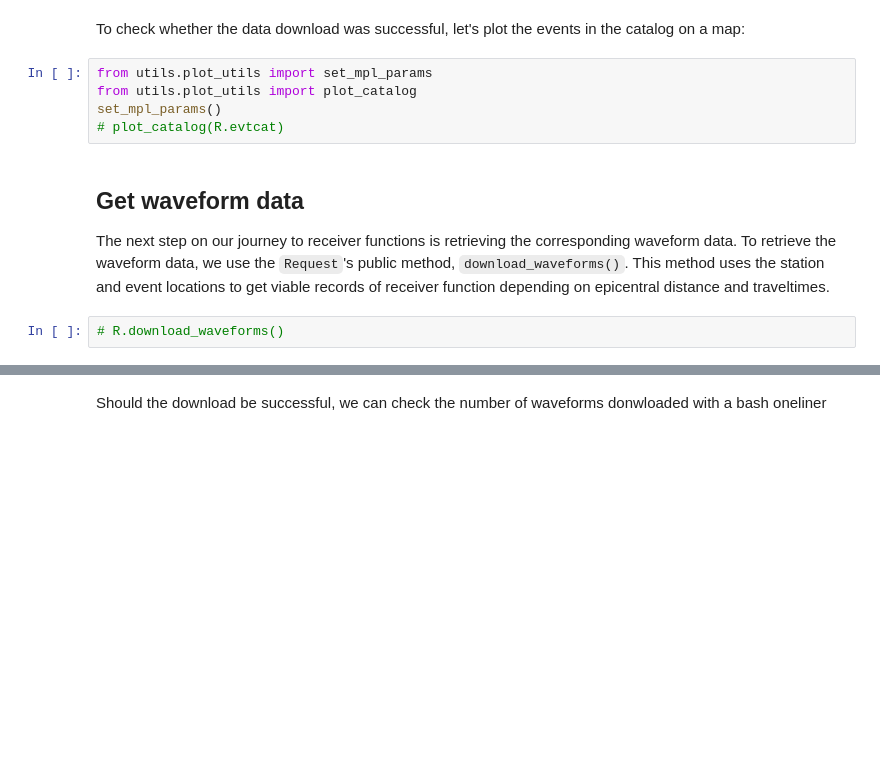
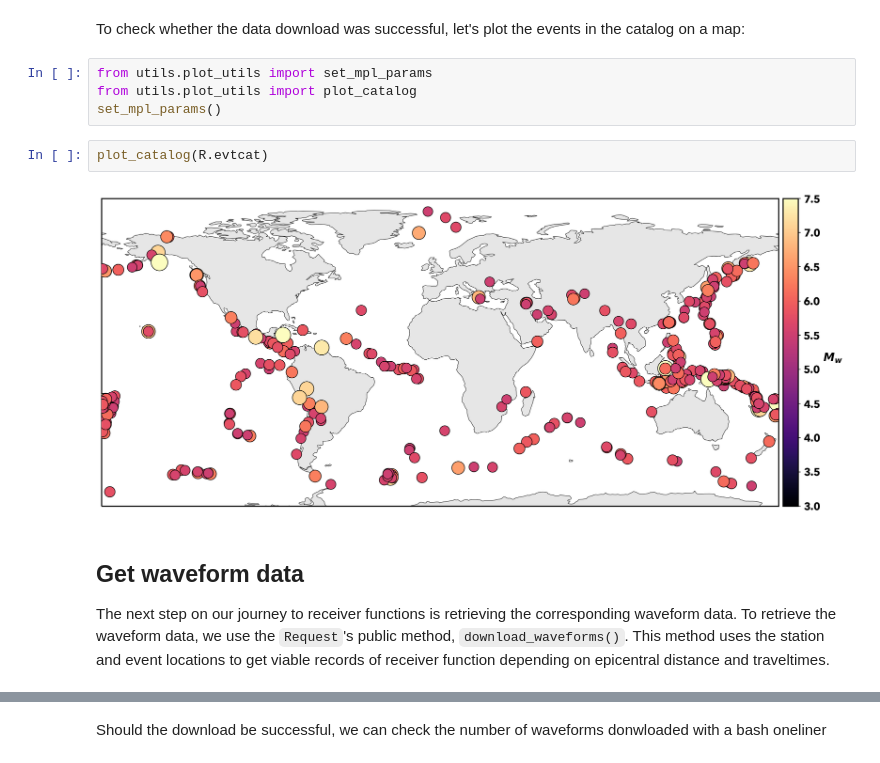
Before and after one commit to PyGLImER/PyGLImER, a Jupyter notebook: examples/00_DataCollection.ipynb, the cells around one changed output, grey strips where cells are left out. Cells and saved outputs as stored; diff of their text form; blank space fills up the shorter version.

Commit message:
I stop here for now, the notebook contains everything from station to first section plot.

```diff
--- a/examples/00_DataCollection.ipynb
+++ b/examples/00_DataCollection.ipynb
@@ -191,7 +191,10 @@ let's plot the events in the catalog on a map:
 from utils.plot_utils import set_mpl_params
 from utils.plot_utils import plot_catalog
 set_mpl_params()
-# plot_catalog(R.evtcat)
+# %%
+plot_catalog(R.evtcat)
+# %% [output]
+[figure, added]
 # %% [markdown]
 ## Get waveform data
 
@@ -202,5 +205,3 @@ public method, `download_waveforms()`.
 This method uses the station and event locations to get viable
 records of receiver function depending on epicentral distance and
 traveltimes.
-# %%
-# R.download_waveforms()
```
Also changed, not shown: parts of 12 cells of this notebook, 2 other files.
